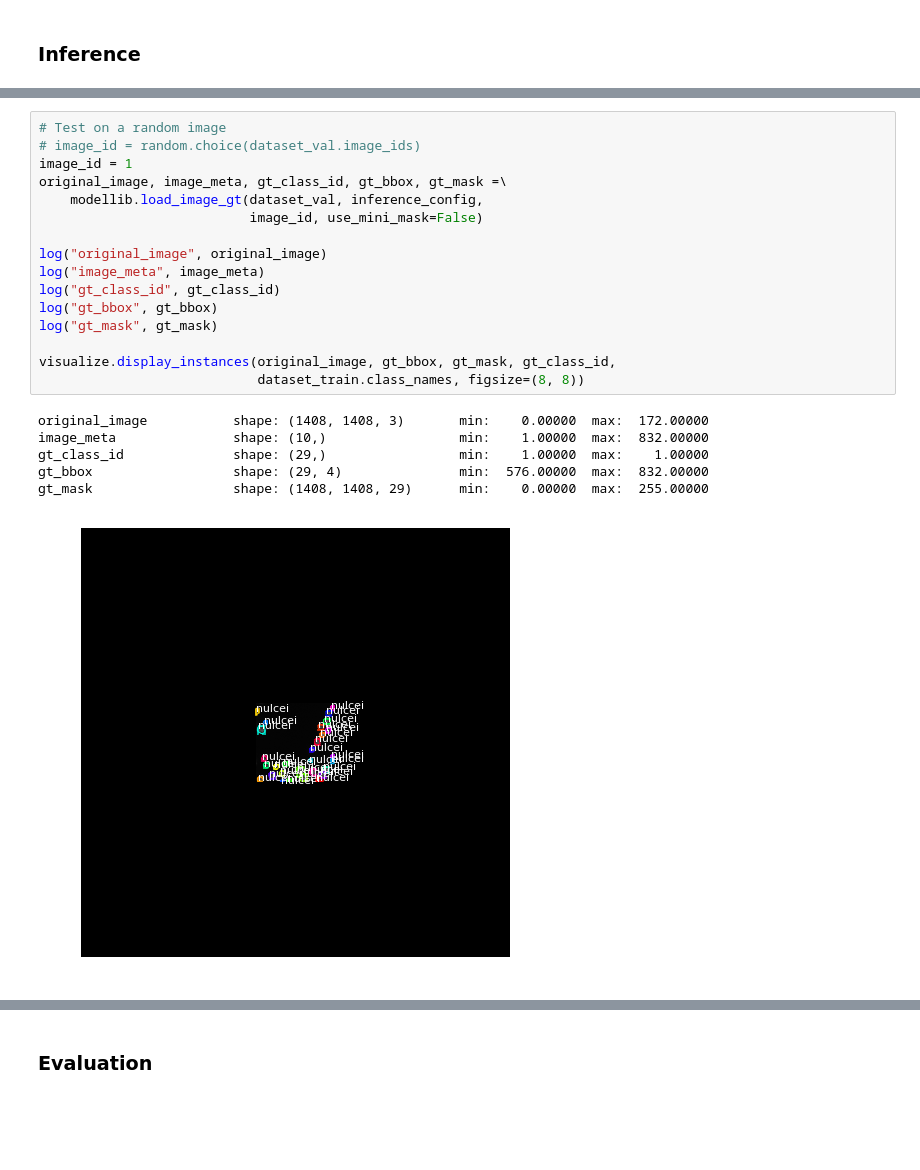
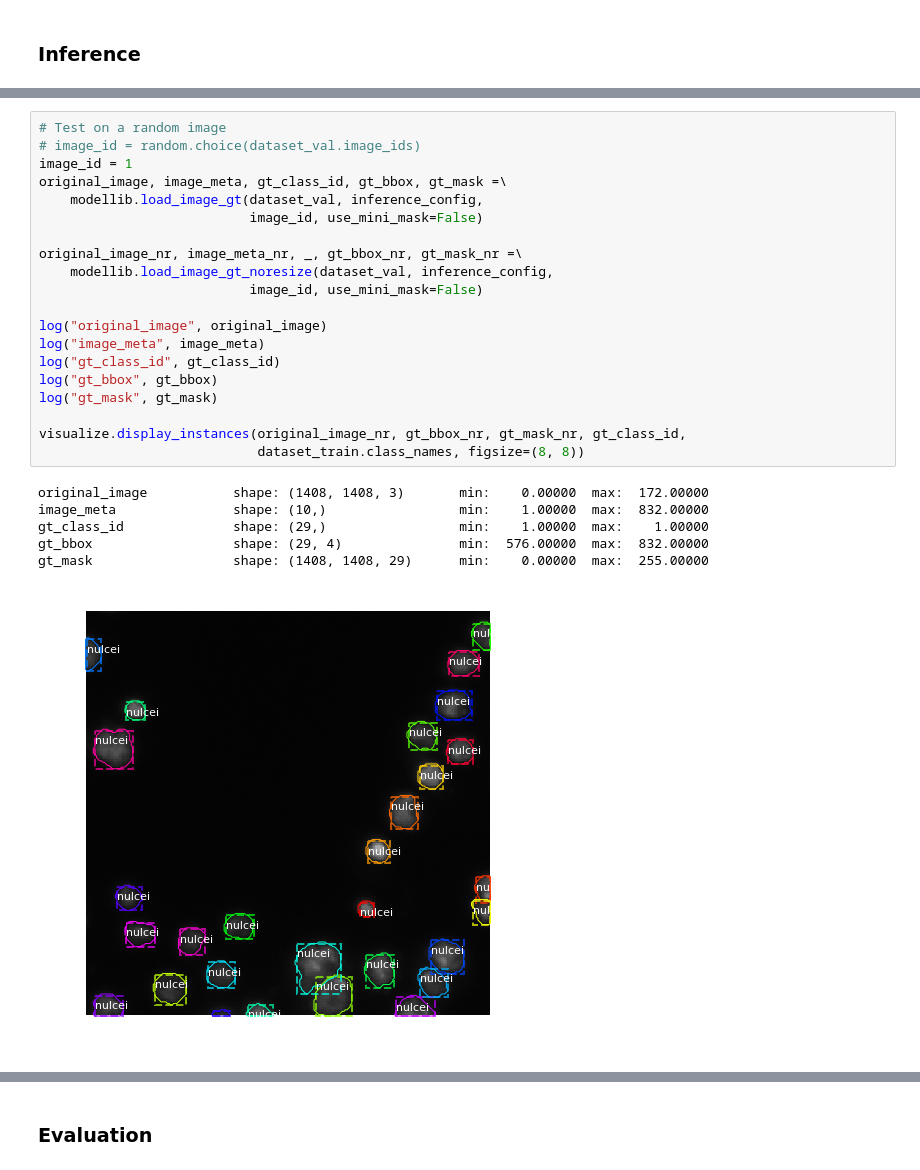
Before and after one commit to wanwanbeen/maskrcnn_nuclei, a Jupyter notebook: nuclei_maskrcnn/main_nuclei.ipynb, the cells around one changed output, grey strips where cells are left out. Saved outputs shown, nothing was run; the diff lists cells and outputs as text; blank space fills up the shorter version.

```diff
--- a/nuclei_maskrcnn/main_nuclei.ipynb
+++ b/nuclei_maskrcnn/main_nuclei.ipynb
@@ -299,26 +295,30 @@ model.load_weights(model_path, by_name=True)
 # %%
 # Test on a random image
 # image_id = random.choice(dataset_val.image_ids)
 image_id = 1
 original_image, image_meta, gt_class_id, gt_bbox, gt_mask =\
     modellib.load_image_gt(dataset_val, inference_config,
                            image_id, use_mini_mask=False)
 
+original_image_nr, image_meta_nr, _, gt_bbox_nr, gt_mask_nr =\
+    modellib.load_image_gt_noresize(dataset_val, inference_config,
+                           image_id, use_mini_mask=False)
+
 log("original_image", original_image)
 log("image_meta", image_meta)
 log("gt_class_id", gt_class_id)
 log("gt_bbox", gt_bbox)
 log("gt_mask", gt_mask)
 
-visualize.display_instances(original_image, gt_bbox, gt_mask, gt_class_id,
+visualize.display_instances(original_image_nr, gt_bbox_nr, gt_mask_nr, gt_class_id,
                             dataset_train.class_names, figsize=(8, 8))
 # %% [output]
 original_image           shape: (1408, 1408, 3)       min:    0.00000  max:  172.00000
 image_meta               shape: (10,)                 min:    1.00000  max:  832.00000
 gt_class_id              shape: (29,)                 min:    1.00000  max:    1.00000
 gt_bbox                  shape: (29, 4)               min:  576.00000  max:  832.00000
 gt_mask                  shape: (1408, 1408, 29)      min:    0.00000  max:  255.00000
-[figure, old version]
+[figure, new version]
 # %%
 def get_ax(rows=1, cols=1, size=8):
     """Return a Matplotlib Axes array to be used in
```
Also changed, not shown: parts of 13 cells of this notebook, 1 other file.
